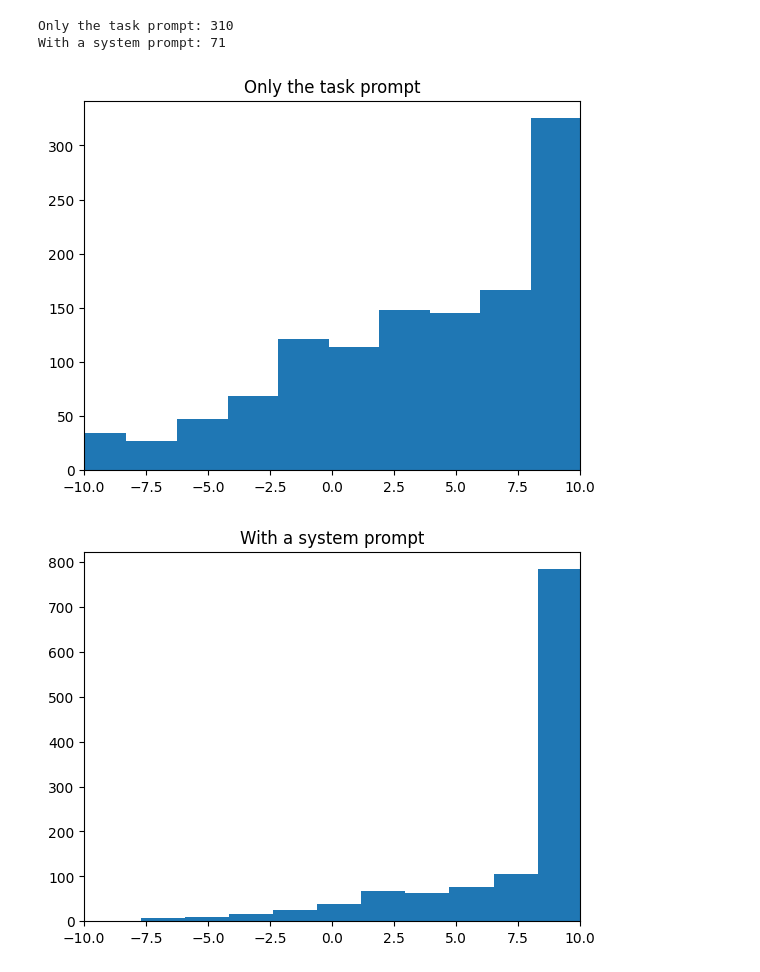
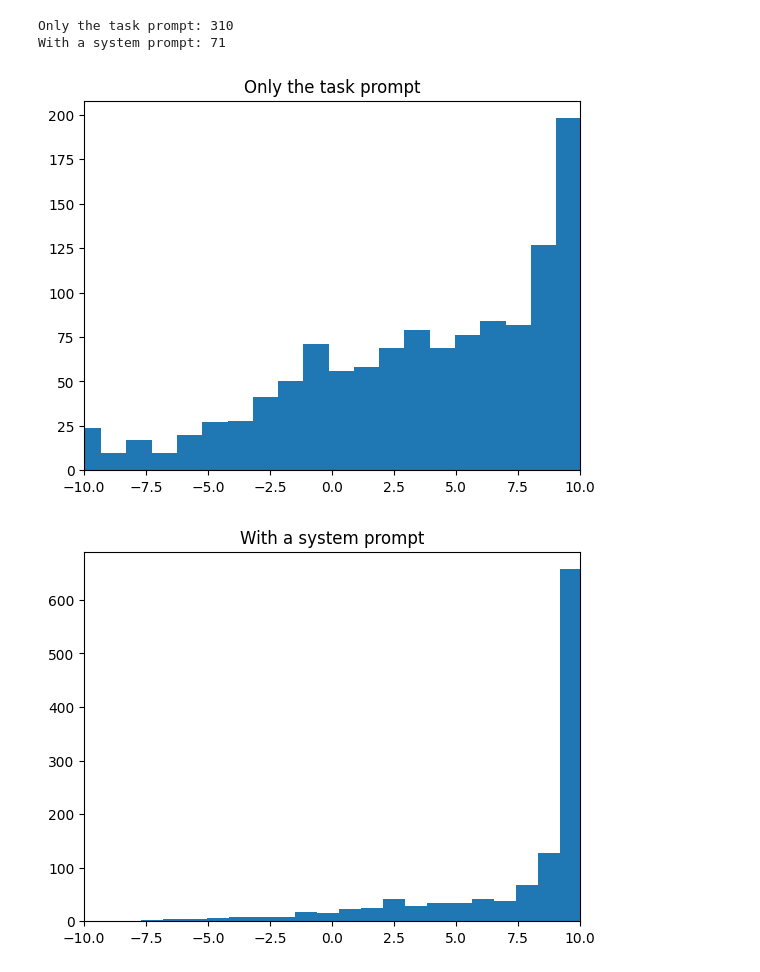
Before and after one commit to macafra/NLP_toxicity, a Jupyter notebook: xai/mistral/analyse.ipynb, the cells around one changed output. Saved outputs shown, nothing was run; the diff lists cells and outputs as text; code cells hidden in the pictures.

```diff
--- a/xai/mistral/analyse.ipynb
+++ b/xai/mistral/analyse.ipynb
@@ -74,16 +74,16 @@ with open("toxic_out.jsonl") as f:
 Only the task prompt: 310
 With a system prompt: 71
 # %%
-plt.hist(without_list)
+plt.hist(without_list, bins=20)
 plt.title("Only the task prompt")
 plt.xlim(-10.0, 10.0)
 plt.show()
 # %% [output]
-[figure, old version]
+[figure, new version]
 # %%
-plt.hist(with_list)
+plt.hist(with_list, bins=20)
 plt.title("With a system prompt")
 plt.xlim(-10.0, 10.0)
 plt.show()
 # %% [output]
-[figure, old version]
+[figure, new version]
```
Also changed, not shown: parts of 1 cell of this notebook, 1 other file.
